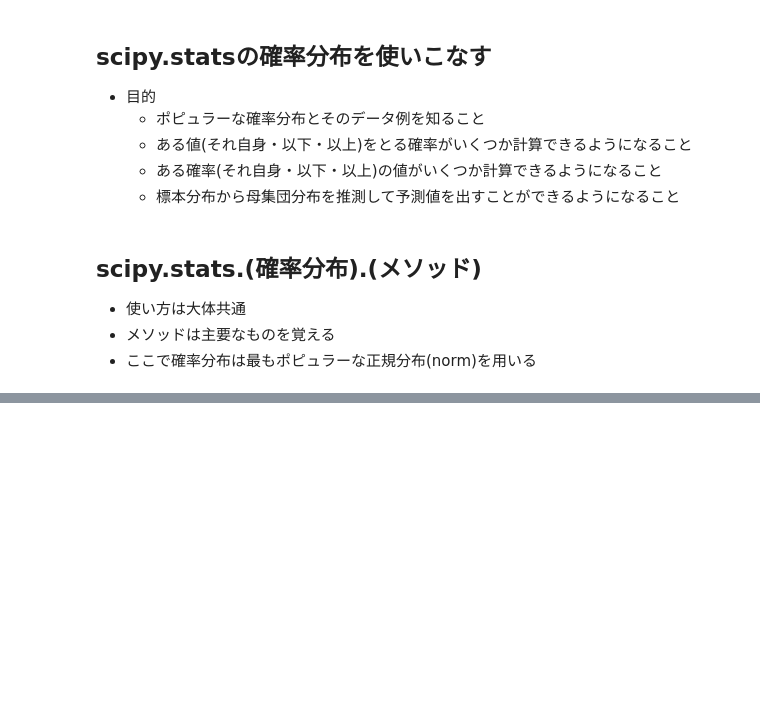
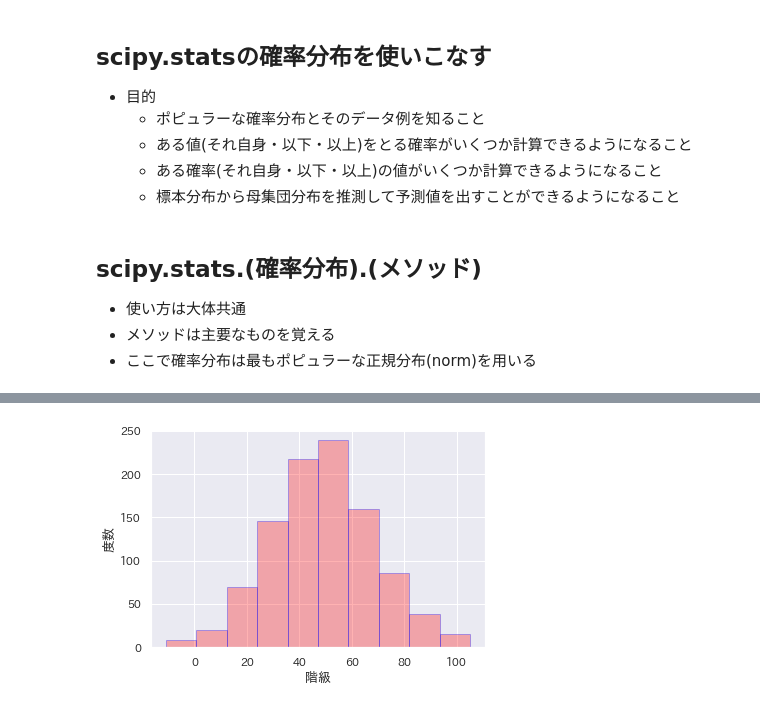
Before and after one commit to Rha1234/statistics, a Jupyter notebook: 様々な確率分布とその利用.ipynb, the cells around one changed output, grey strips where cells are left out. Cells and saved outputs as stored; diff of their text form; code cells hidden in the pictures; blank space fills up the shorter version.

```diff
--- a/様々な確率分布とその利用.ipynb
+++ b/様々な確率分布とその利用.ipynb
@@ -14,5 +14,8 @@
 import numpy as np
 from scipy import stats
 import matplotlib.pyplot as plt
+import seaborn as sns
+sns.set()
 %matplotlib inline
 %precision 3
+import japanize_matplotlib
@@ -24,0 +32,15 @@ norm_rvs = stats.norm.rvs(loc=50, scale=20, size=1000, random_state=0)
+# %%
+japanize_matplotlib.japanize()
+
+# rvsで正規分布に従う疑似乱数を生成する
+# loc:平均 scale:標準偏差 size:サンプルサイズ random_state:乱数生成のシード
+norm_rvs = stats.norm.rvs(loc=50, scale=20, size=1000, random_state=0)
+
+# 可視化
+# ヒストグラム: plt.hist(data, bins, alpha, ec)
+plt.hist(norm_rvs, bins=10, alpha=0.3, color='red', ec='blue')
+plt.xlabel("階級", fontsize=13)
+plt.ylabel("度数", fontsize=13)
+plt.show()
+# %% [output]
+[figure, added]
```
Also changed, not shown: parts of 9 cells of this notebook, 4 other files.
